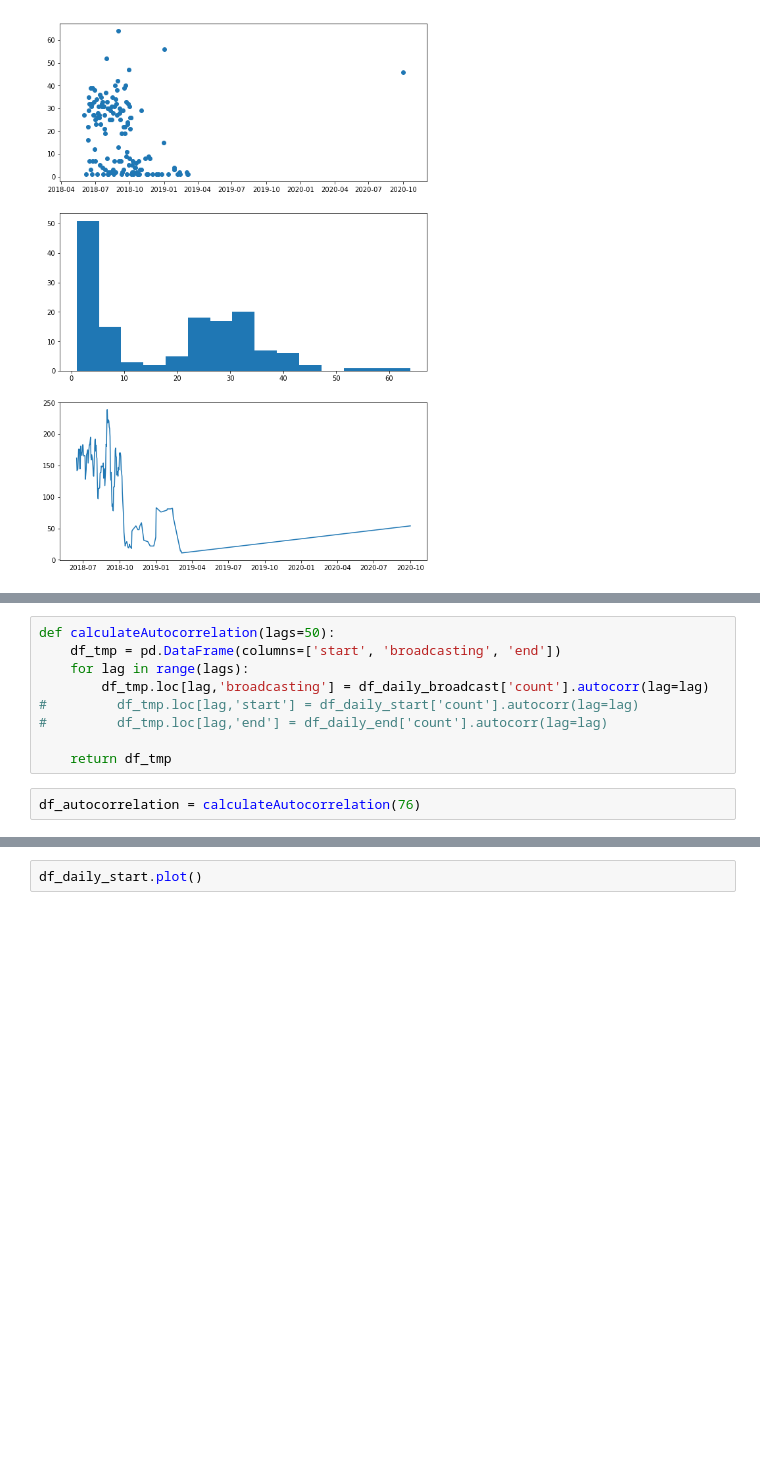
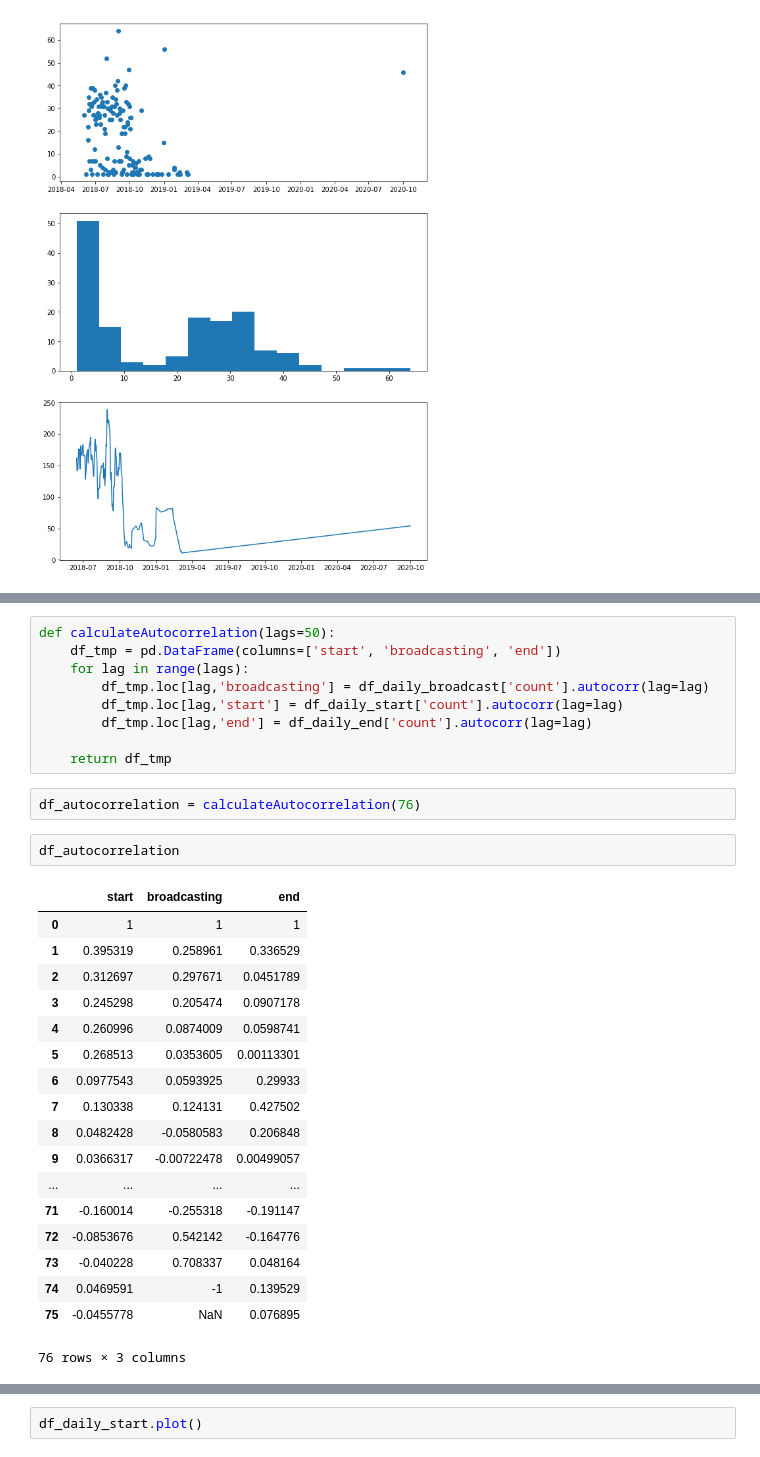
Before and after one commit to johnx25bd/navwarning-analysis, a Jupyter notebook: read-data.ipynb, the cells around one changed output, grey strips where cells are left out. Saved outputs shown, nothing was run; the diff lists cells and outputs as text; blank space fills up the shorter version.

```diff
--- a/read-data.ipynb
+++ b/read-data.ipynb
@@ -103,12 +99,33 @@ def calculateAutocorrelation(lags=50):
     df_tmp = pd.DataFrame(columns=['start', 'broadcasting', 'end'])
     for lag in range(lags):
         df_tmp.loc[lag,'broadcasting'] = df_daily_broadcast['count'].autocorr(lag=lag)
-#         df_tmp.loc[lag,'start'] = df_daily_start['count'].autocorr(lag=lag)
-#         df_tmp.loc[lag,'end'] = df_daily_end['count'].autocorr(lag=lag)
+        df_tmp.loc[lag,'start'] = df_daily_start['count'].autocorr(lag=lag)
+        df_tmp.loc[lag,'end'] = df_daily_end['count'].autocorr(lag=lag)
 
     return df_tmp
 # %%
 df_autocorrelation = calculateAutocorrelation(76)
+# %%
+df_autocorrelation
+# %% [output]
+|  | start | broadcasting | end |
+| 0 | 1 | 1 | 1 |
+| 1 | 0.395319 | 0.258961 | 0.336529 |
+| 2 | 0.312697 | 0.297671 | 0.0451789 |
+| 3 | 0.245298 | 0.205474 | 0.0907178 |
+| 4 | 0.260996 | 0.0874009 | 0.0598741 |
+| 5 | 0.268513 | 0.0353605 | 0.00113301 |
+| 6 | 0.0977543 | 0.0593925 | 0.29933 |
+| 7 | 0.130338 | 0.124131 | 0.427502 |
+| 8 | 0.0482428 | -0.0580583 | 0.206848 |
+| 9 | 0.0366317 | -0.00722478 | 0.00499057 |
+| ... | ... | ... | ... |
+| 71 | -0.160014 | -0.255318 | -0.191147 |
+| 72 | -0.0853676 | 0.542142 | -0.164776 |
+| 73 | -0.040228 | 0.708337 | 0.048164 |
+| 74 | 0.0469591 | -1 | 0.139529 |
+| 75 | -0.0455778 | NaN | 0.076895 |
+76 rows × 3 columns
 # %%
 df_autocorrelation.plot()
 # %% [output]
```
Also changed, not shown: parts of 9 cells of this notebook, 8 other files.
